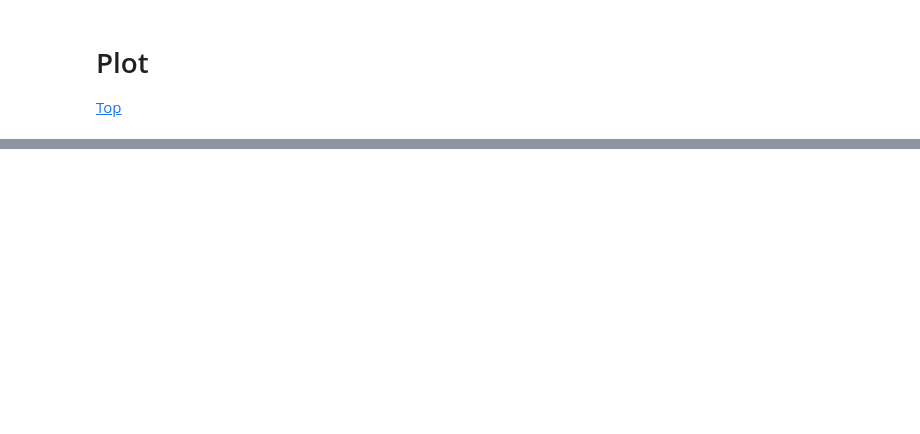
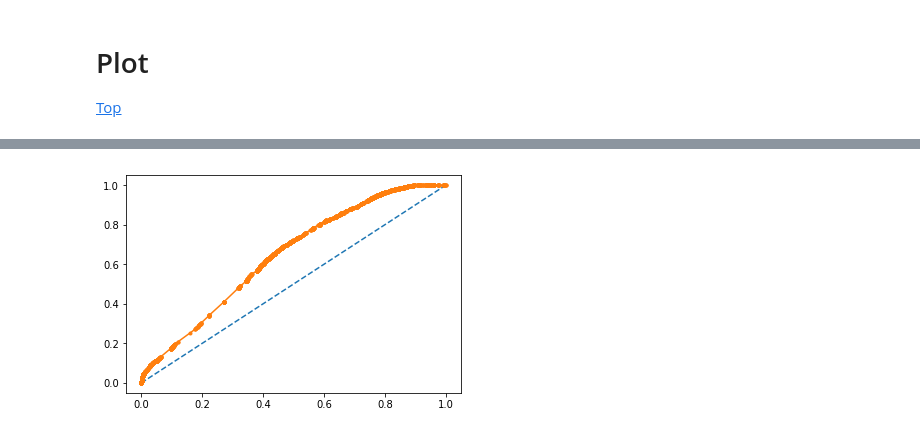
Before and after one commit to mark-me/relocation_indicator, a Jupyter notebook: Notebooks/Data_Exploration/random_forest_yearly_aggregates.ipynb, the cells around one changed output, grey strips where cells are left out. Cells and saved outputs as stored; diff of their text form; code cells hidden in the pictures; blank space fills up the shorter version.

```diff
--- a/Notebooks/Data_Exploration/random_forest_yearly_aggregates.ipynb
+++ b/Notebooks/Data_Exploration/random_forest_yearly_aggregates.ipynb
@@ -467,0 +474,10 @@ pyplot.show()
+# %%
+fpr, tpr, thresholds = metrics.roc_curve(y_re_test, y_re_probs)
+# plot no skill
+pyplot.plot([0, 1], [0, 1], linestyle='--')
+# plot the roc curve for the model
+pyplot.plot(fpr, tpr, marker='.')
+# show the plot
+pyplot.show()
+# %% [output]
+[figure, added]
```
Also changed, not shown: parts of 15 cells of this notebook.
